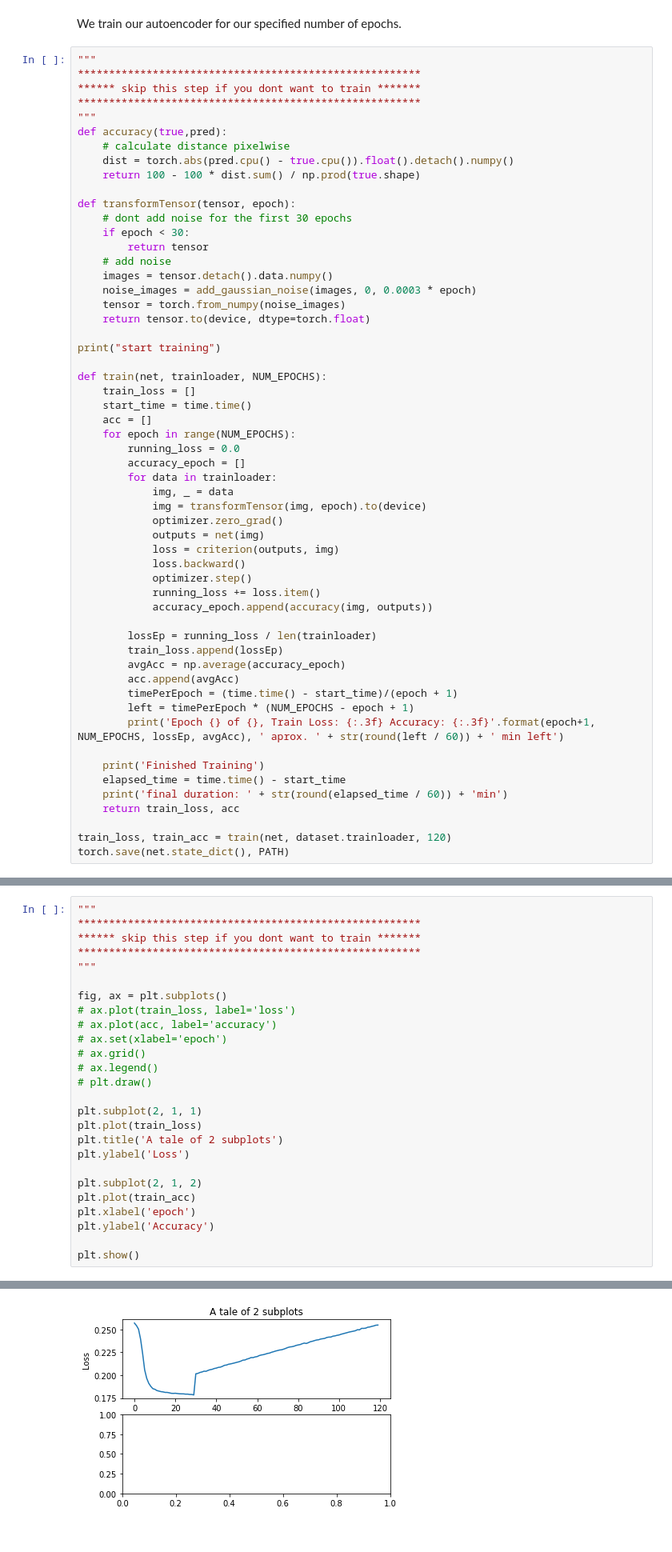
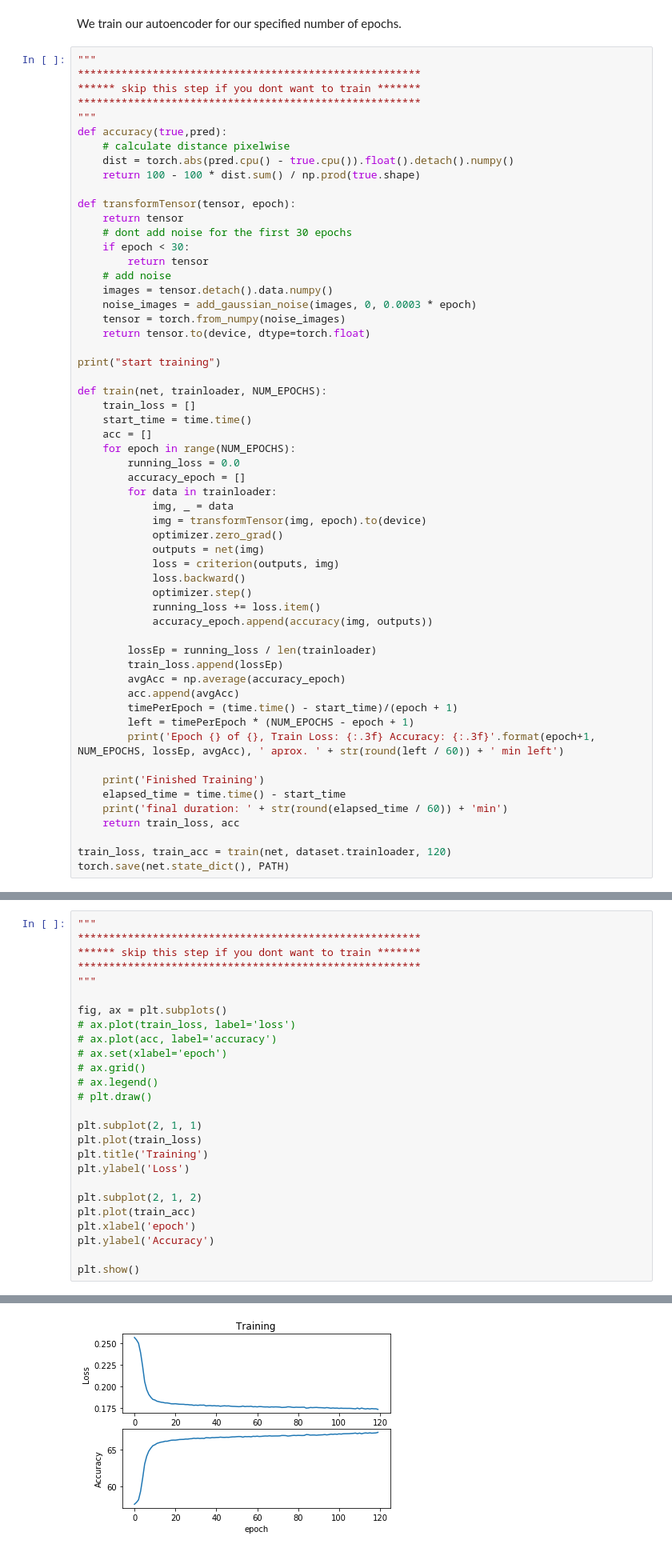
Before and after one commit to PhilipOe1612340/MMR-Autoencoder, a Jupyter notebook: src/autoencoder-pytorch.ipynb, the cells around one changed output, grey strips where cells are left out. Shown at 80% size. Saved outputs shown, nothing was run; the diff lists cells and outputs as text.

Commit message:
add progress graphs and final models

```diff
--- a/src/autoencoder-pytorch.ipynb
+++ b/src/autoencoder-pytorch.ipynb
@@ -128,6 +128,7 @@ def accuracy(true,pred):
     return 100 - 100 * dist.sum() / np.prod(true.shape)
 
 def transformTensor(tensor, epoch):
+    return tensor
     # dont add noise for the first 30 epochs
     if epoch < 30:
         return tensor
@@ -207,7 +208,7 @@ fig, ax = plt.subplots()
 
 plt.subplot(2, 1, 1)
 plt.plot(train_loss)
-plt.title('A tale of 2 subplots')
+plt.title('Training')
 plt.ylabel('Loss')
 
 plt.subplot(2, 1, 2)
@@ -222,4 +221,4 @@ ValueError: x and y must have same first dimension, but have shapes (1,) and (12
-[figure, old version]
+[figure, new version]
 # %%
 from eval import *
 # load test set
```
Also changed, not shown: parts of 5 cells of this notebook, 4 other files.
